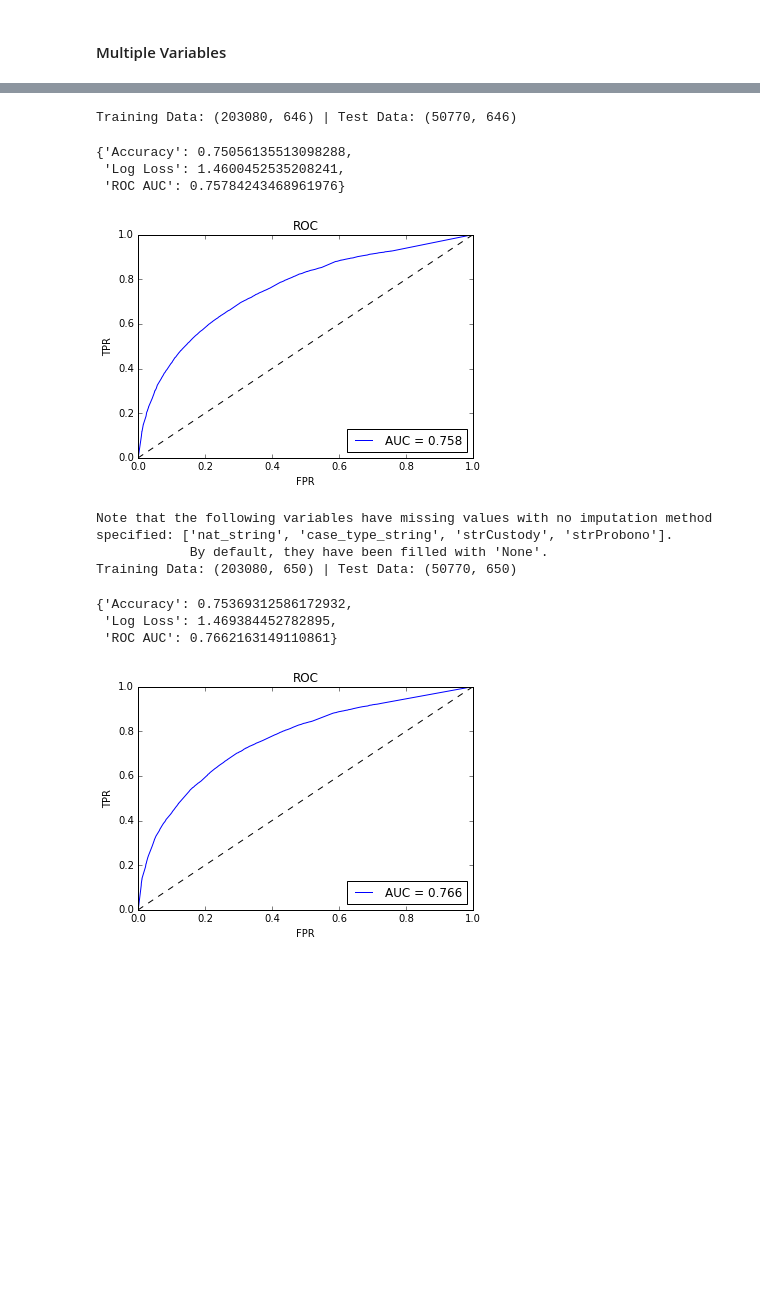
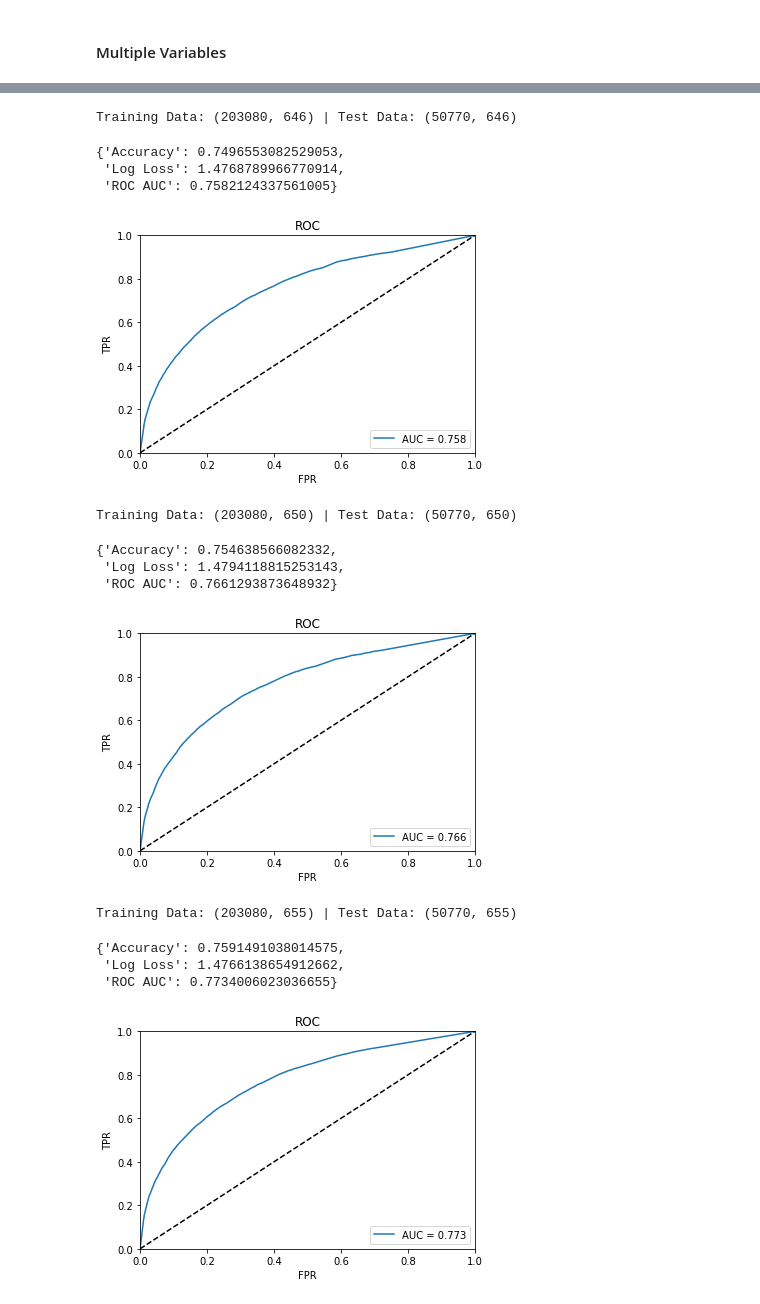
Before and after one commit to colinandrus/ml_course_project, a Jupyter notebook: notebooks/model_training.ipynb, the cells around one changed output, grey strips where cells are left out. Drawn from its saved outputs; the diff is of its cells as text; code cells hidden in the pictures; blank space fills up the shorter version.

```diff
--- a/notebooks/model_training.ipynb
+++ b/notebooks/model_training.ipynb
@@ -333,7 +331,7 @@ Training Data: (203080, 641) | Test Data: (50770, 641)
 # nationality + judge + appeal year + case type
 CAT_FEATURES = ['nat_string', 'ij_code', 'case_type_string']
 NUM_FEATURES = ['datAppealFiled_year']
-IMPUTE_METHODS = {'case_type_string': 'none'}
+IMPUTE_METHODS = {'nat_string': 'none', 'case_type_string': 'none'}
 MODEL = (RandomForestClassifier(n_estimators=10))
 
 X_train, X_test, y_train, y_test = get_model_data(df, label='granted', cat_features = CAT_FEATURES,
@@ -341,40 +339,43 @@ X_train, X_test, y_train, y_test = get_model_data(df, label='granted', cat_featu
 train_model(model=MODEL, plot_auc=True)
 # %% [output]
 Training Data: (203080, 646) | Test Data: (50770, 646)
-{'Accuracy': 0.75056135513098288,
- 'Log Loss': 1.4600452535208241,
- 'ROC AUC': 0.75784243468961976}
+{'Accuracy': 0.7496553082529053,
+ 'Log Loss': 1.4768789966770914,
+ 'ROC AUC': 0.7582124337561005}
-[figure, old version]
+[figure, new version]
 # %%
 # nationality + judge + appeal year + case type + custody + probono
 CAT_FEATURES = ['nat_string', 'ij_code', 'case_type_string', 'strCustody', 'strProbono']
 NUM_FEATURES = ['datAppealFiled_year']
-IMPUTE_METHODS = {} # 'strCustody': 'none', 'strProbono': 'none' 'case_type_string': 'none'
+IMPUTE_METHODS = {'nat_string': 'none', 'strCustody': 'none', 'strProbono': 'none', 'case_type_string': 'none'}
 MODEL = (RandomForestClassifier(n_estimators=10))
 
 X_train, X_test, y_train, y_test = get_model_data(df, label='granted', cat_features = CAT_FEATURES,
                                                   num_features = NUM_FEATURES, impute_methods = IMPUTE_METHODS)
 train_model(model=MODEL, plot_auc=True)
 # %% [output]
-Note that the following variables have missing values with no imputation method specified: ['nat_string', 'case_type_string', 'strCustody', 'strProbono'].
-            By default, they have been filled with 'None'.
 Training Data: (203080, 650) | Test Data: (50770, 650)
-{'Accuracy': 0.75369312586172932,
- 'Log Loss': 1.469384452782895,
- 'ROC AUC': 0.7662163149110861}
+{'Accuracy': 0.754638566082332,
+ 'Log Loss': 1.4794118815253143,
+ 'ROC AUC': 0.7661293873648932}
-[figure, old version]
+[figure, new version]
 # %%
 # nationality + judge + appeal year + case type + custody + probono + lawyer + defensive/affirmative, oral/written
 CAT_FEATURES = ['nat_string', 'ij_code', 'case_type_string', 'strCustody', 'strProbono']
 NUM_FEATURES = ['datAppealFiled_year', 'lawyer', 'defensive', 'affirmative', 'oral', 'written']
-IMPUTE_METHODS = {'nat_string': 'none', 'ij_code': 'none', 'datAppealFiled_year': 'mode',
-                  'case_type_string': 'none', 'strCustody': 'none', 'strProbono': 'none',
-                  'lawyer': 'zero', 'defensive': 'zero', 'affirmative': 'zero', 'oral': 'zero', 'written': 'zero'}
+IMPUTE_METHODS = {'nat_string': 'none', 'strCustody': 'none', 'strProbono': 'none', 'case_type_string': 'none',
+                  'defensive': 'zero', 'affirmative': 'zero', 'oral': 'zero', 'written': 'zero'}
 MODEL = (RandomForestClassifier(n_estimators=10))
 
 X_train, X_test, y_train, y_test = get_model_data(df, label='granted', cat_features = CAT_FEATURES,
                                                   num_features = NUM_FEATURES, impute_methods = IMPUTE_METHODS)
 train_model(model=MODEL, plot_auc=True)
+# %% [output]
+Training Data: (203080, 655) | Test Data: (50770, 655)
+{'Accuracy': 0.7591491038014575,
+ 'Log Loss': 1.4766138654912662,
+ 'ROC AUC': 0.7734006023036655}
+[figure, added]
 # %%
 # nationality + judge + appeal year + case type + custody + probono + lawyer + defensive/affirmative, oral/written
 # + comp/osc/input years
```
Also changed, not shown: parts of 11 cells of this notebook.
